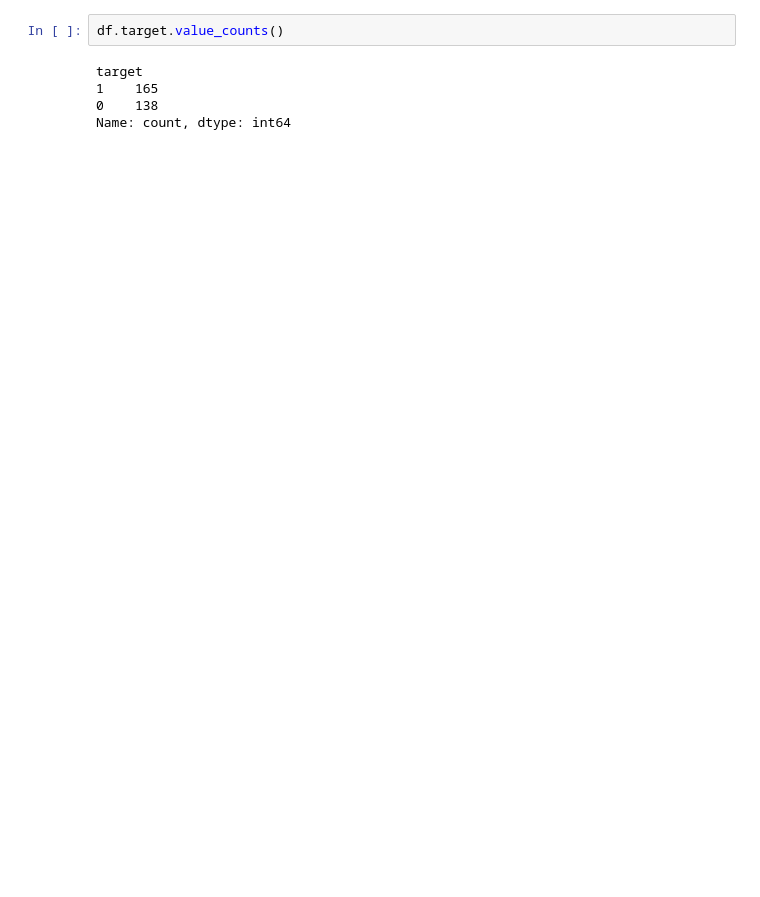
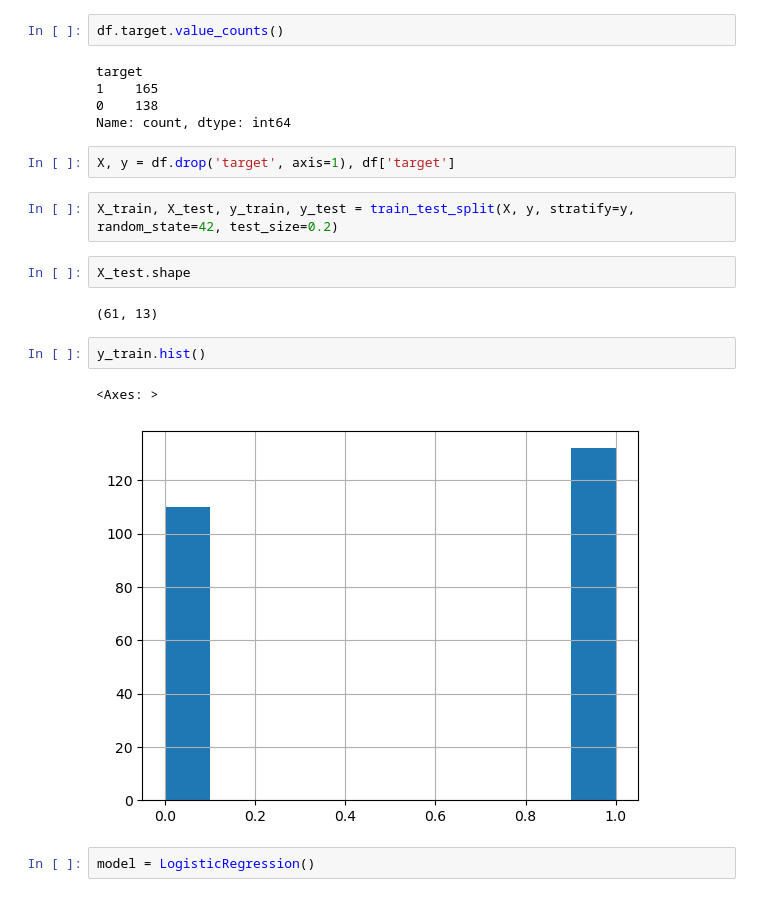
Before and after one commit to LordZeusIsBack/Feynn-Labs-Internship, a Jupyter notebook: Heart Disease Detection/Logistic Regression.ipynb, the cells around one changed output. Drawn from its saved outputs; the diff is of its cells as text; blank space fills up the shorter version.

```diff
--- a/Heart Disease Detection/Logistic Regression.ipynb
+++ b/Heart Disease Detection/Logistic Regression.ipynb
@@ -63,3 +63,18 @@ target
 1    165
 0    138
 Name: count, dtype: int64
+# %%
+X, y = df.drop('target', axis=1), df['target']
+# %%
+X_train, X_test, y_train, y_test = train_test_split(X, y, stratify=y, random_state=42, test_size=0.2)
+# %%
+X_test.shape
+# %% [output]
+(61, 13)
+# %%
+y_train.hist()
+# %% [output]
+<Axes: >
+[figure, added]
+# %%
+model = LogisticRegression()
```
Also changed, not shown: parts of 4 cells of this notebook.
